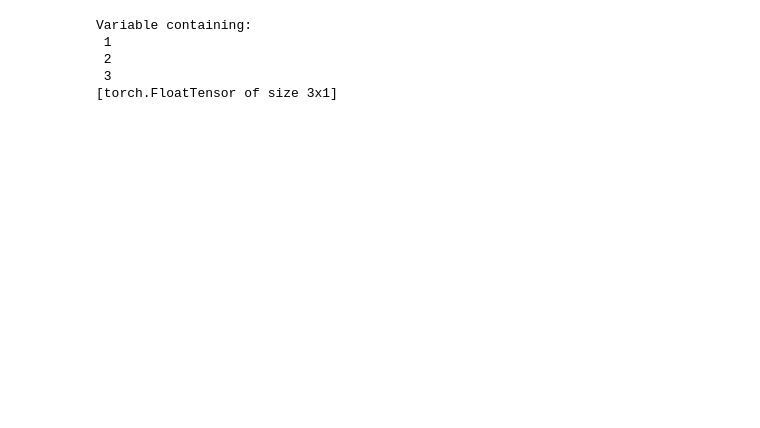
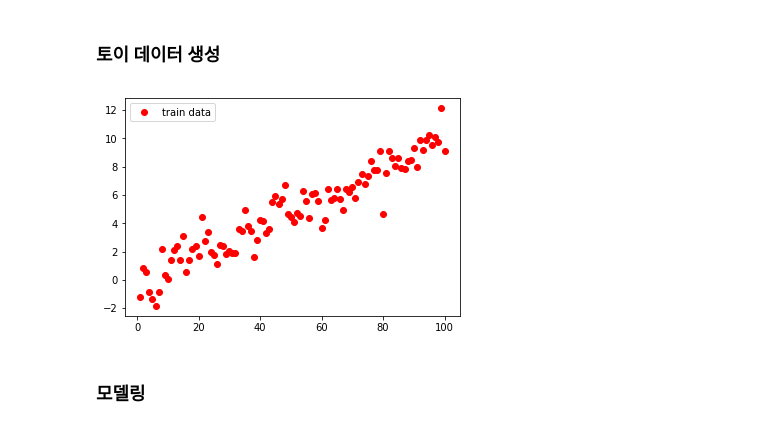
Before and after one commit to DSKSD/Pytorch_Fast_Campus_2018, a Jupyter notebook: week2/1_linear_regression.ipynb, the cells around one changed output. Drawn from its saved outputs; the diff is of its cells as text; code cells hidden in the pictures; blank space fills up the shorter version.

```diff
--- a/week2/1_linear_regression.ipynb
+++ b/week2/1_linear_regression.ipynb
@@ -19,10 +15,19 @@ y = Variable(torch.Tensor([1.,2.,3.])).unsqueeze(1)
-# %%
-x
-# %% [output]
-Variable containing:
- 1
- 2
- 3
-[torch.FloatTensor of size 3x1]
+# %% [markdown]
+### 토이 데이터 생성
+# %%
+x = torch.arange(1,101)
+x = Variable(x).unsqueeze(1) # view(1,-1)
+
+y = torch.linspace(0,10,100) + torch.randn(100)
+y = Variable(y).unsqueeze(1) # view(1,-1)
+# %%
+plt.plot(x.data.numpy(), y.data.numpy(), 'ro', label='train data')
+# plt.plot(x_train, predicted, label='Fitted line')
+plt.legend()
+plt.show()
+# %% [output]
+[figure, added]
+# %% [markdown]
+### 모델링
 # %%
 model = nn.Linear(1,1)
```
Also changed, not shown: parts of 14 cells of this notebook, 2 other files.
